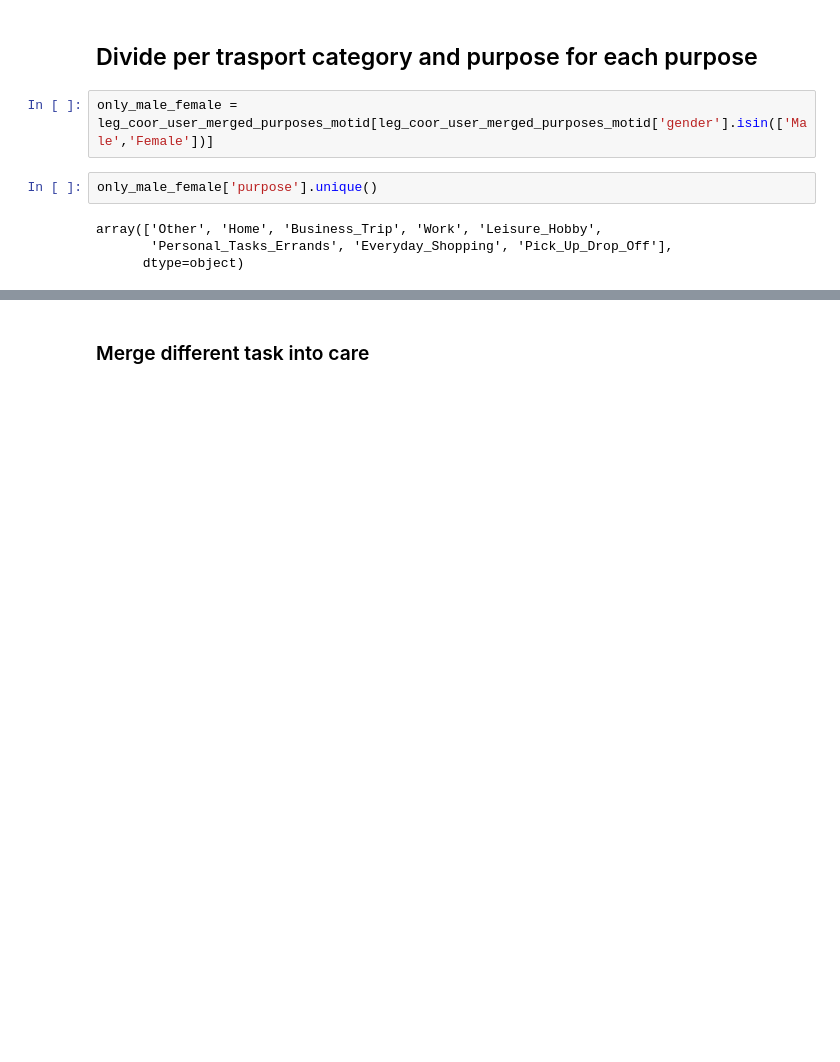
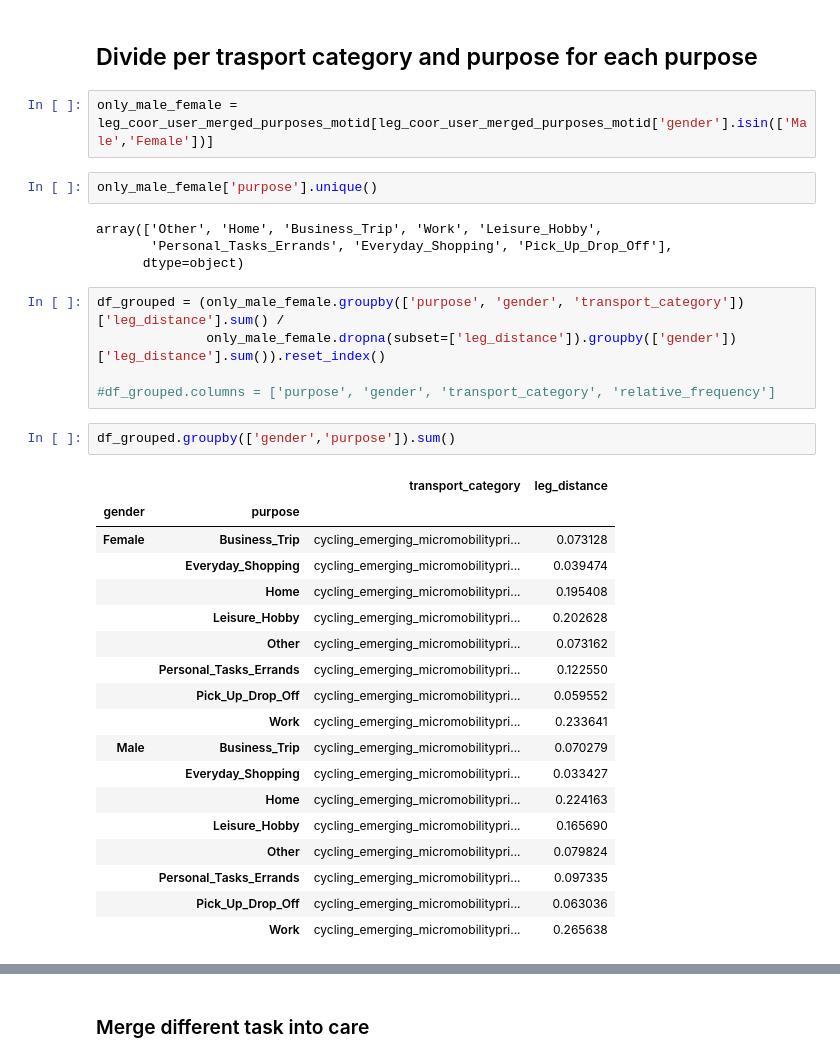
Before and after one commit to zavidos/SmartCitiesLab, a Jupyter notebook: dataset_analysis.ipynb, the cells around one changed output, grey strips where cells are left out. Drawn from its saved outputs; the diff is of its cells as text; blank space fills up the shorter version.

```diff
--- a/dataset_analysis.ipynb
+++ b/dataset_analysis.ipynb
@@ -417,6 +418,32 @@ only_male_female['purpose'].unique()
 array(['Other', 'Home', 'Business_Trip', 'Work', 'Leisure_Hobby',
        'Personal_Tasks_Errands', 'Everyday_Shopping', 'Pick_Up_Drop_Off'],
       dtype=object)
+# %%
+df_grouped = (only_male_female.groupby(['purpose', 'gender', 'transport_category'])['leg_distance'].sum() /
+              only_male_female.dropna(subset=['leg_distance']).groupby(['gender'])['leg_distance'].sum()).reset_index()
+
+#df_grouped.columns = ['purpose', 'gender', 'transport_category', 'relative_frequency']
+# %%
+df_grouped.groupby(['gender','purpose']).sum()
+# %% [output]
+|  |  | transport_category | leg_distance |
+| gender | purpose |  |  |
+| Female | Business_Trip | cycling_emerging_micromobilitypri... | 0.073128 |
+|  | Everyday_Shopping | cycling_emerging_micromobilitypri... | 0.039474 |
+|  | Home | cycling_emerging_micromobilitypri... | 0.195408 |
+|  | Leisure_Hobby | cycling_emerging_micromobilitypri... | 0.202628 |
+|  | Other | cycling_emerging_micromobilitypri... | 0.073162 |
+|  | Personal_Tasks_Errands | cycling_emerging_micromobilitypri... | 0.122550 |
+|  | Pick_Up_Drop_Off | cycling_emerging_micromobilitypri... | 0.059552 |
+|  | Work | cycling_emerging_micromobilitypri... | 0.233641 |
+| Male | Business_Trip | cycling_emerging_micromobilitypri... | 0.070279 |
+|  | Everyday_Shopping | cycling_emerging_micromobilitypri... | 0.033427 |
+|  | Home | cycling_emerging_micromobilitypri... | 0.224163 |
+|  | Leisure_Hobby | cycling_emerging_micromobilitypri... | 0.165690 |
+|  | Other | cycling_emerging_micromobilitypri... | 0.079824 |
+|  | Personal_Tasks_Errands | cycling_emerging_micromobilitypri... | 0.097335 |
+|  | Pick_Up_Drop_Off | cycling_emerging_micromobilitypri... | 0.063036 |
+|  | Work | cycling_emerging_micromobilitypri... | 0.265638 |
 # %%
 
 
```
Also changed, not shown: parts of 13 cells of this notebook.
